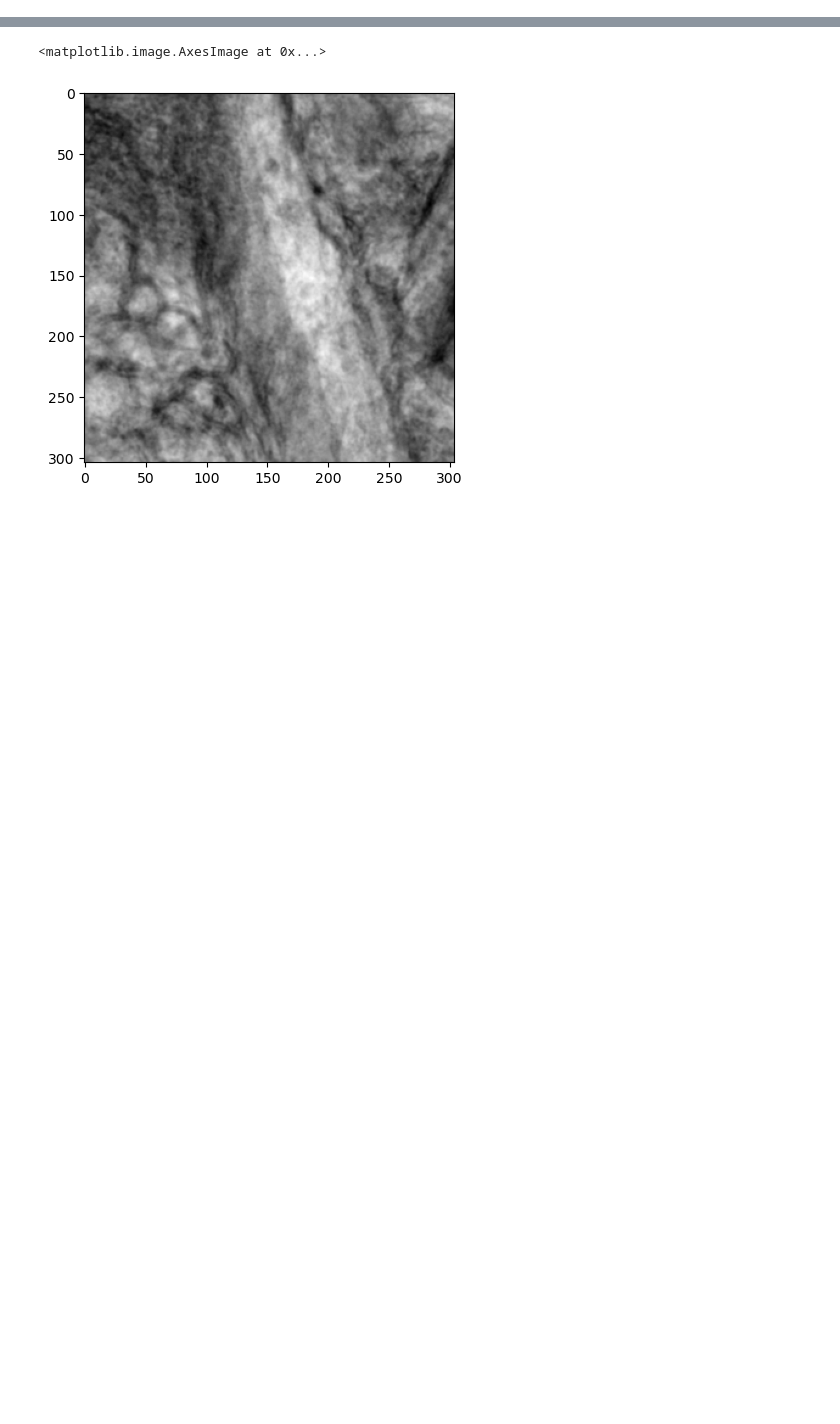
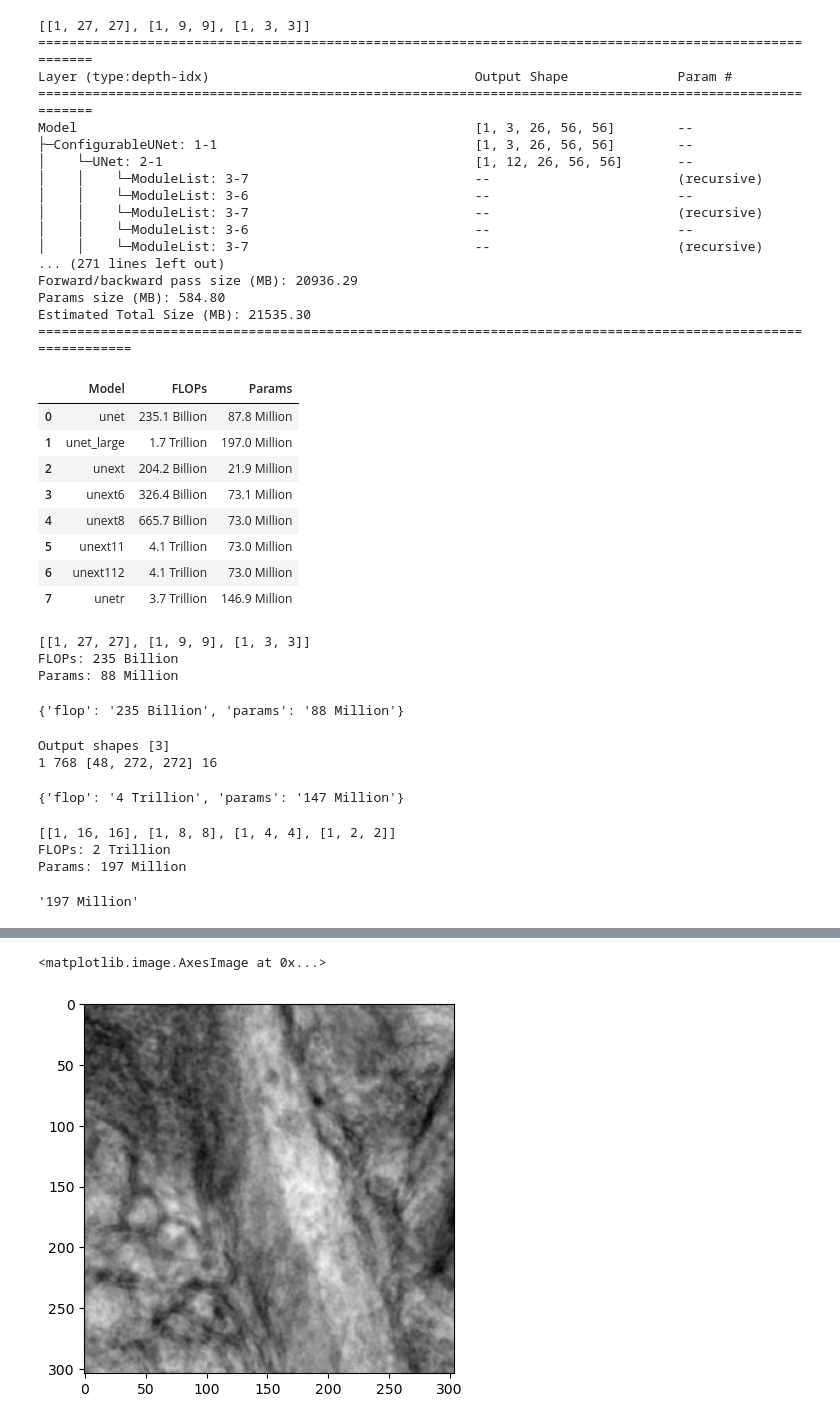
Before and after one commit to anforsm/autoseg, a Jupyter notebook: src/autoseg/model_test.ipynb, the cells around one changed output, grey strips where cells are left out. Saved outputs shown, nothing was run; the diff lists cells and outputs as text; code cells hidden in the pictures; blank space fills up the shorter version.

Commit message:
unext experiments

```diff
--- a/src/autoseg/model_test.ipynb
+++ b/src/autoseg/model_test.ipynb
@@ -8,0 +32,7 @@ import matplotlib.pyplot as plt
+# %%
+config = read_config("autoseg/user_configs/anton/baselines/unext11")
+model = Model(config)
+model = model.to("cuda:1")
+inp = torch.randn((1, 1, 40, 100, 100)).to("cuda:1")
+model(inp)[0].shape
+#@stats(model)
@@ -9,2 +53,69 @@ import matplotlib.pyplot as plt
+# %%
+df = pd.DataFrame(columns=["Model", "FLOPs", "Params"])
+for c in ["unet", "unet_large", "unext", "unext6", "unext8", "unext11", "unext112"]:
+  config = read_config("autoseg/user_configs/anton/baselines/" + c)
+  model = Model(config)
+  s = stats(model)
+  df.loc[len(df.index)] = [c, s["flop"], s["params"]]
+
+config = read_config("autoseg/user_configs/anton/baselines/unetr")
+model = Model(config)
+s = stats(model, inp=(1, 1, 48, 272, 272))
+df.loc[len(df.index)] = ["unetr", s["flop"], s["params"]]
+
+df
+# %% [output]
+[[1, 27, 27], [1, 9, 9], [1, 3, 3]]
+=========================================================================================================
+Layer (type:depth-idx)                                  Output Shape              Param #
+=========================================================================================================
+Model                                                   [1, 3, 26, 56, 56]        --
+├─ConfigurableUNet: 1-1                                 [1, 3, 26, 56, 56]        --
+│    └─UNet: 2-1                                        [1, 12, 26, 56, 56]       --
+│    │    └─ModuleList: 3-7                             --                        (recursive)
+│    │    └─ModuleList: 3-6                             --                        --
+│    │    └─ModuleList: 3-7                             --                        (recursive)
+│    │    └─ModuleList: 3-6                             --                        --
+│    │    └─ModuleList: 3-7                             --                        (recursive)
+... (271 lines left out)
+Forward/backward pass size (MB): 20936.29
+Params size (MB): 584.80
+Estimated Total Size (MB): 21535.30
+==============================================================================================================
+|  | Model | FLOPs | Params |
+| 0 | unet | 235.1 Billion | 87.8 Million |
+| 1 | unet_large | 1.7 Trillion | 197.0 Million |
+| 2 | unext | 204.2 Billion | 21.9 Million |
+| 3 | unext6 | 326.4 Billion | 73.1 Million |
+| 4 | unext8 | 665.7 Billion | 73.0 Million |
+| 5 | unext11 | 4.1 Trillion | 73.0 Million |
+| 6 | unext112 | 4.1 Trillion | 73.0 Million |
+| 7 | unetr | 3.7 Trillion | 146.9 Million |
 # %%
 config = read_config("autoseg/user_configs/anton/baselines/unet/1")
+model = Model(config)
+model = model.to("cuda:1")
+stats(model)
+# %% [output]
+[[1, 27, 27], [1, 9, 9], [1, 3, 3]]
+FLOPs: 235 Billion
+Params: 88 Million
+{'flop': '235 Billion', 'params': '88 Million'}
+# %%
+config = read_config("autoseg/user_configs/anton/baselines/unetr/1")
+model = Model(config)
+stats(model, inp=(1, 1, 48, 272, 272))
+# %% [output]
+Output shapes [3]
+1 768 [48, 272, 272] 16
+{'flop': '4 Trillion', 'params': '147 Million'}
+# %%
+config = read_config("autoseg/user_configs/anton/baselines/unet_large")
+model = Model(config)
+model.to("cuda:1")
+stats(model)
+# %% [output]
+[[1, 16, 16], [1, 8, 8], [1, 4, 4], [1, 2, 2]]
+FLOPs: 2 Trillion
+Params: 197 Million
+'197 Million'
```
Also changed, not shown: parts of 19 cells of this notebook, 42 other files.
